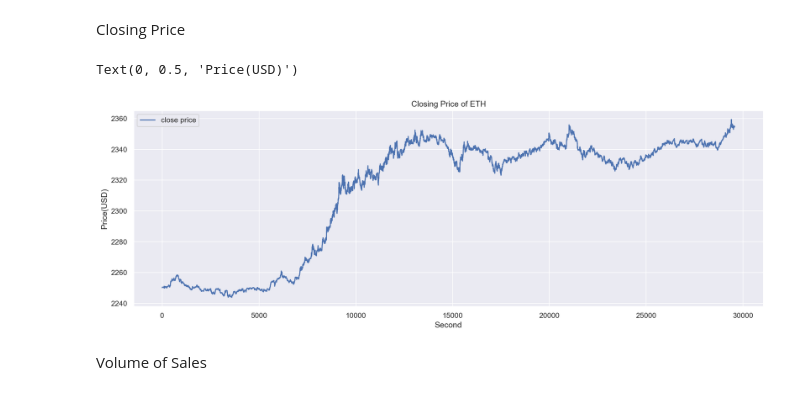
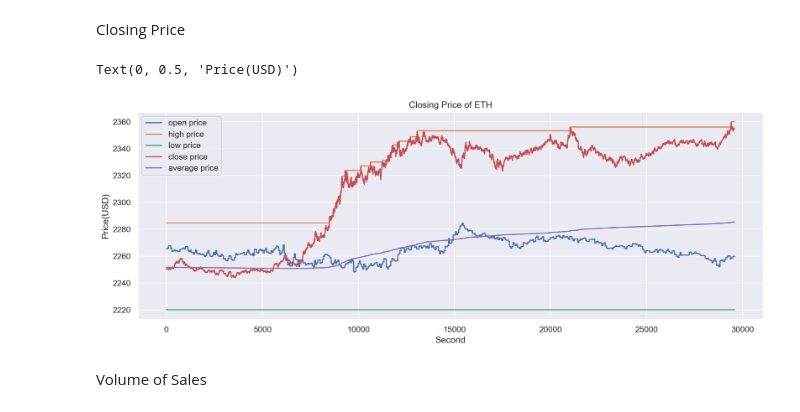
Before and after one commit to eatrabyo/dads-6005-crypto-forecast, a Jupyter notebook: LSTM.ipynb, the cells around one changed output. Saved outputs shown, nothing was run; the diff lists cells and outputs as text; code cells hidden in the pictures.

```diff
--- a/LSTM.ipynb
+++ b/LSTM.ipynb
@@ -114,14 +120,18 @@ memory usage: 1.8 MB
 Closing Price
 # %%
 plt.figure(figsize=(15,5))
-plt.plot(df["close"],label='close price')
+plt.plot(df['open'],label='open price')
+plt.plot(df['high'],label='high price')
+plt.plot(df['low'],label='low price')
+plt.plot(df['close'],label='close price')
+plt.plot(df['w_avg_price'],label='average price')
 plt.legend()
 plt.title('Closing Price of ETH')
 plt.xlabel('Second')
 plt.ylabel('Price(USD)')
 # %% [output]
 Text(0, 0.5, 'Price(USD)')
-[figure, old version]
+[figure, new version]
 # %% [markdown]
 Volume of Sales
 # %%
```
Also changed, not shown: parts of 15 cells of this notebook.
